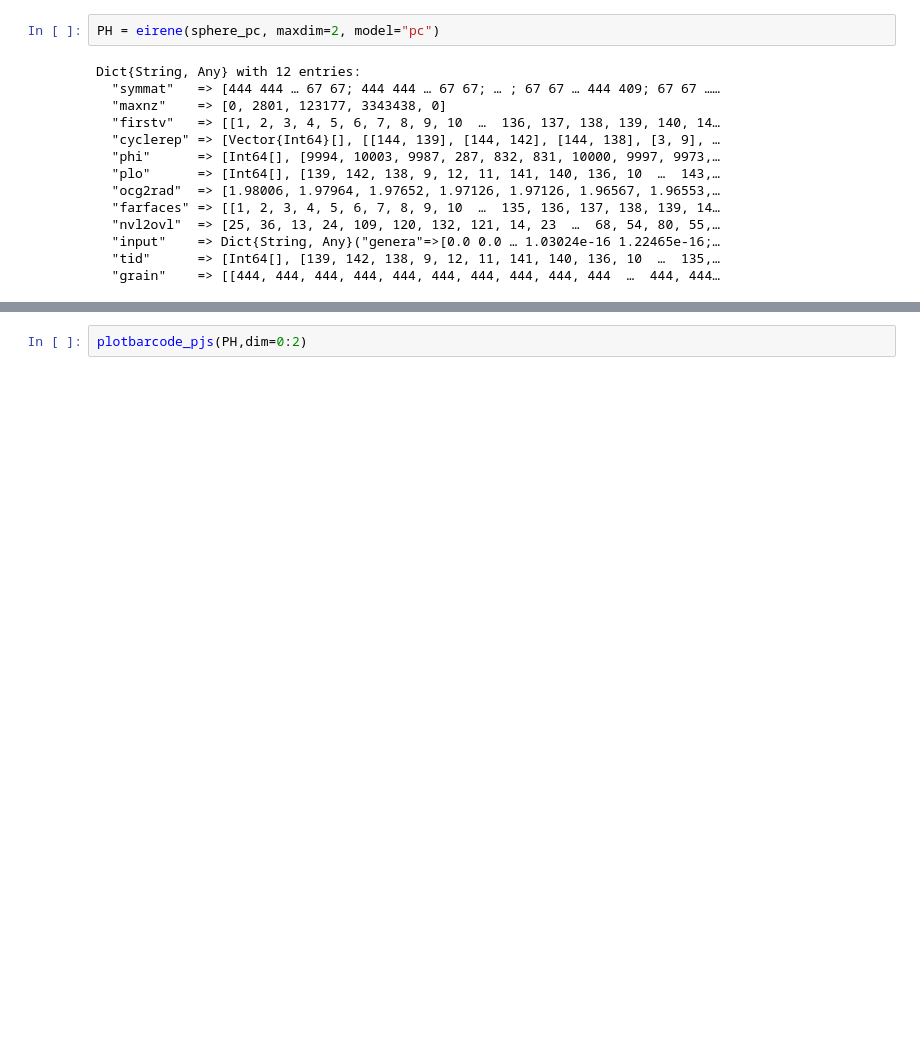
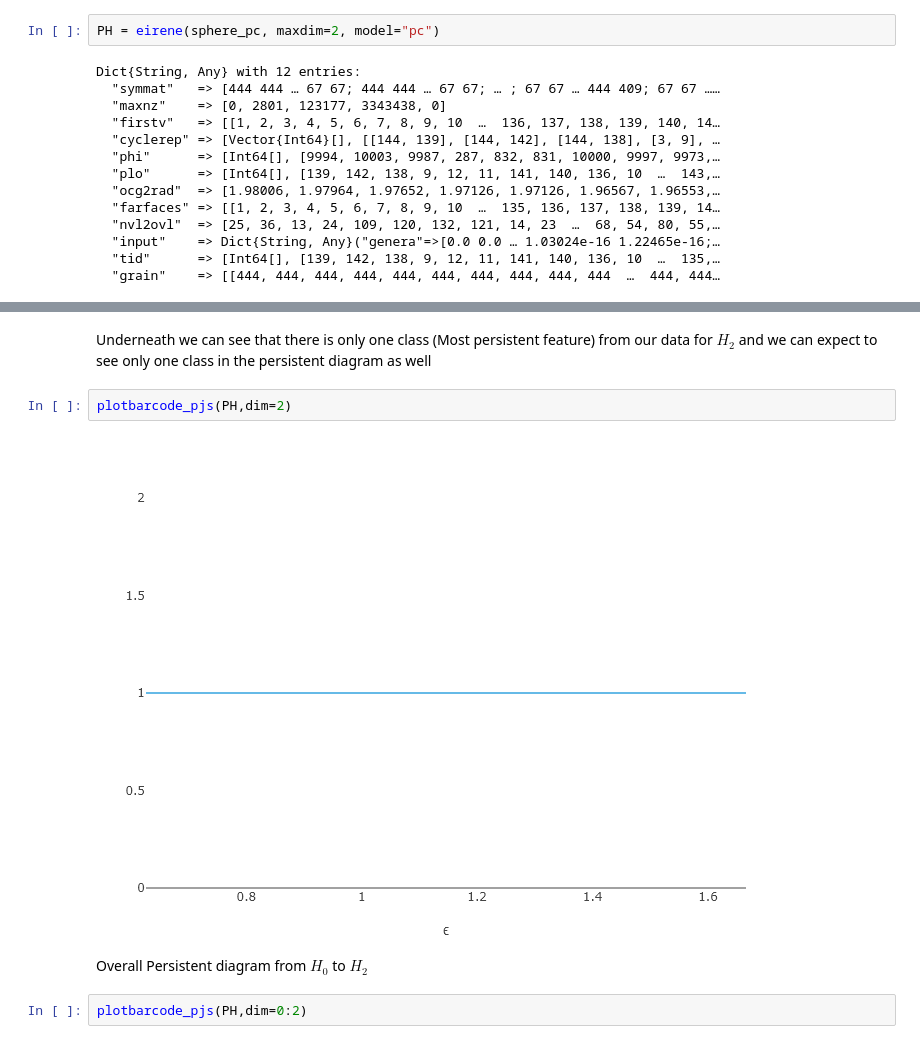
Before and after one commit to Jevi-Waugh/PH-AML, a Jupyter notebook: sphere example/sphere_ph.ipynb, the cells around one changed output, grey strips where cells are left out. Cells and saved outputs as stored; diff of their text form; blank space fills up the shorter version.

```diff
--- a/sphere example/sphere_ph.ipynb
+++ b/sphere example/sphere_ph.ipynb
@@ -58,3 +91,11 @@ Dict{String, Any} with 12 entries:
+# %% [markdown]
+Underneath we can see that there is only one class (Most persistent feature) from our data for $H_{2}$ and we can expect to see only one class in the persistent diagram as well
+# %%
+plotbarcode_pjs(PH,dim=2)
+# %% [output]
+[figure, added]
+# %% [markdown]
+Overall Persistent diagram from $H_{0}$ to $H_{2}$
 # %%
 plotbarcode_pjs(PH,dim=0:2)
 # %% [output]
```
Also changed, not shown: parts of 11 cells of this notebook.
